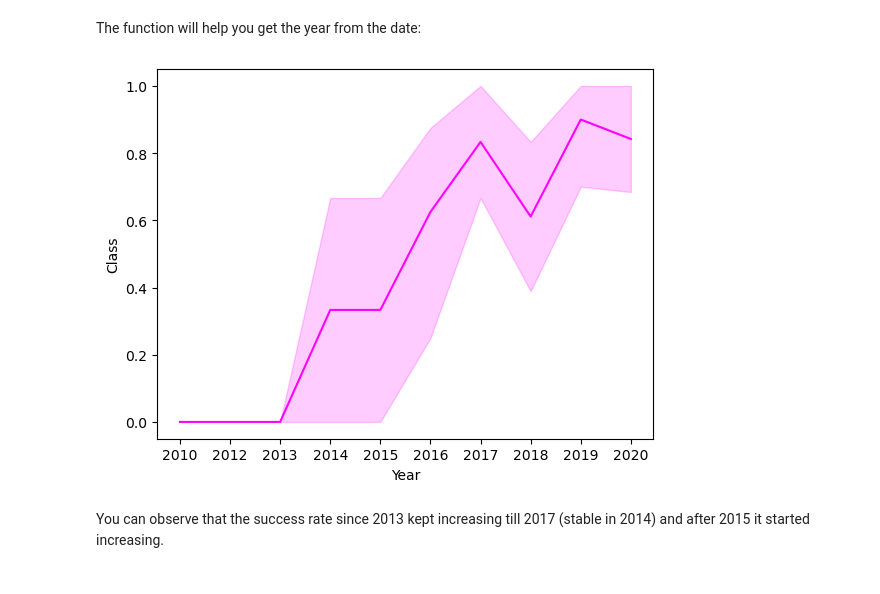
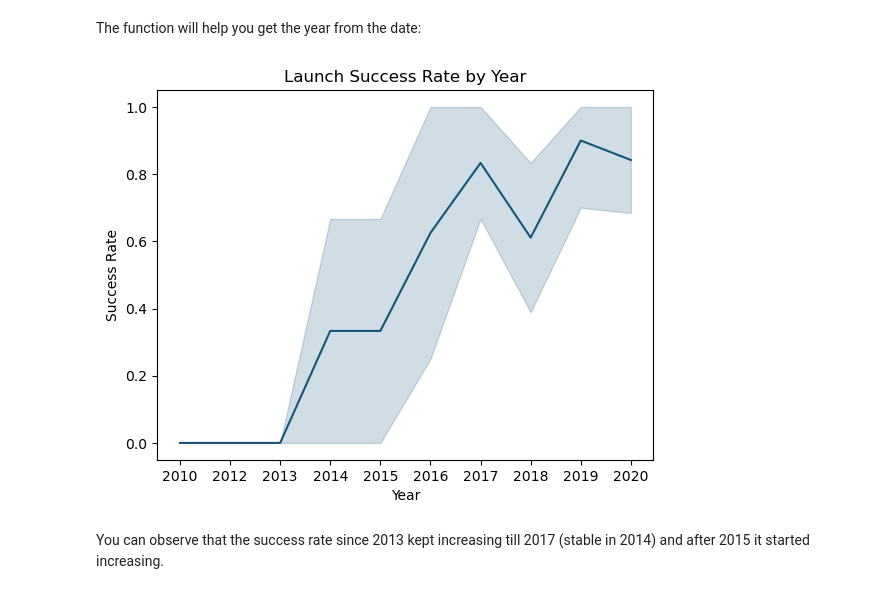
Before and after one commit to tmmendoza29/Coursera, a Jupyter notebook: Applied Capstone Project/EDA/jupyter-labs-eda-dataviz.ipynb, the cells around one changed output. Saved outputs shown, nothing was run; the diff lists cells and outputs as text; code cells hidden in the pictures.

```diff
--- a/Applied Capstone Project/EDA/jupyter-labs-eda-dataviz.ipynb
+++ b/Applied Capstone Project/EDA/jupyter-labs-eda-dataviz.ipynb
@@ -181,11 +191,13 @@ def Extract_year(date):
 # %%
 # Plot a line chart with x axis to be the extracted year and y axis to be the success rate
 df[['Year']]=df[['Date']].apply(Extract_year)
 # df.head()
-sns.lineplot(df, x='Year',y= 'Class', color='Magenta')
+sns.lineplot(df, x='Year',y= 'Class', color='#145579')
+plt.title('Launch Success Rate by Year')
+plt.ylabel('Success Rate')
 plt.show()
 # %% [output]
-[figure, old version]
+[figure, new version]
 # %% [markdown]
 You can observe that the success rate since 2013 kept increasing till 2017 (stable in 2014) and after 2015 it started increasing.
 # %% [markdown]
```
Also changed, not shown: parts of 6 cells of this notebook, 5 other files.
